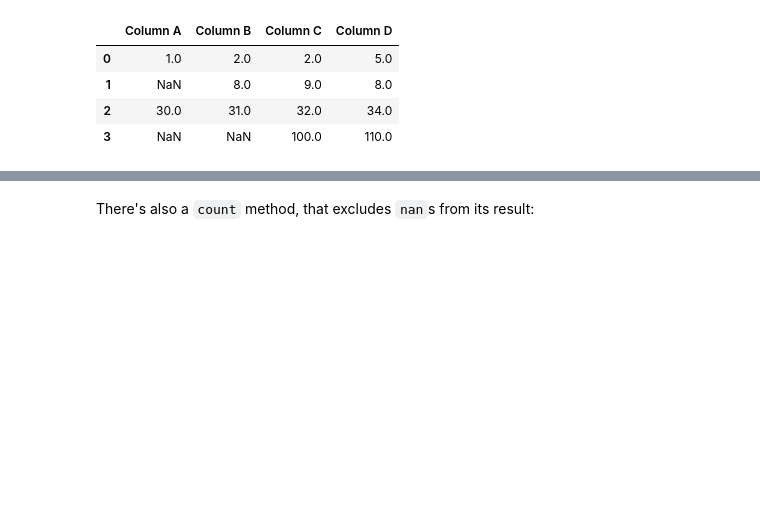
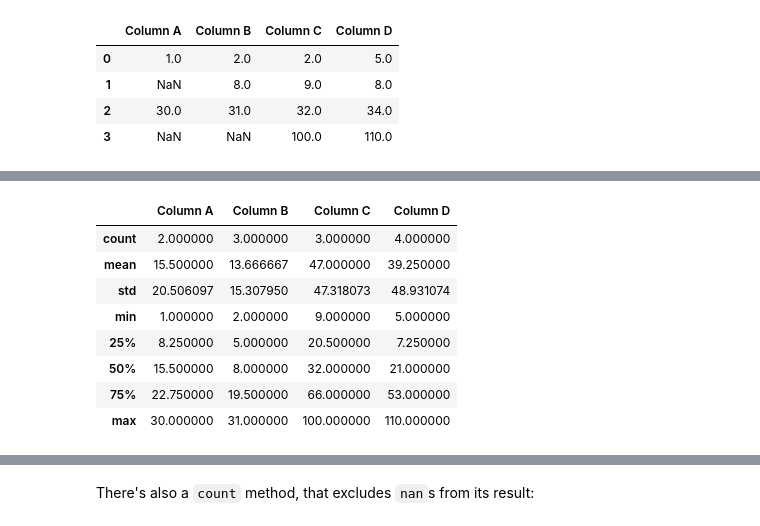
Before and after one commit to snyderjamie/ds-class-2-cleaning-data, a Jupyter notebook: 2 - Handling Missing Data with Pandas.ipynb, the cells around one changed output, grey strips where cells are left out. Cells and saved outputs as stored; diff of their text form; code cells hidden in the pictures; blank space fills up the shorter version.

```diff
--- a/2 - Handling Missing Data with Pandas.ipynb
+++ b/2 - Handling Missing Data with Pandas.ipynb
@@ -400,0 +446,12 @@ df.fillna(method='ffill', axis=1)
+# %%
+df.describe() # also very good information right away too
+# %% [output]
+|  | Column A | Column B | Column C | Column D |
+| count | 2.000000 | 3.000000 | 3.000000 | 4.000000 |
+| mean | 15.500000 | 13.666667 | 47.000000 | 39.250000 |
+| std | 20.506097 | 15.307950 | 47.318073 | 48.931074 |
+| min | 1.000000 | 2.000000 | 9.000000 | 5.000000 |
+| 25% | 8.250000 | 5.000000 | 20.500000 | 7.250000 |
+| 50% | 15.500000 | 8.000000 | 32.000000 | 21.000000 |
+| 75% | 22.750000 | 19.500000 | 66.000000 | 53.000000 |
+| max | 30.000000 | 31.000000 | 100.000000 | 110.000000 |
```
Also changed, not shown: parts of 40 cells of this notebook, 4 other files.
